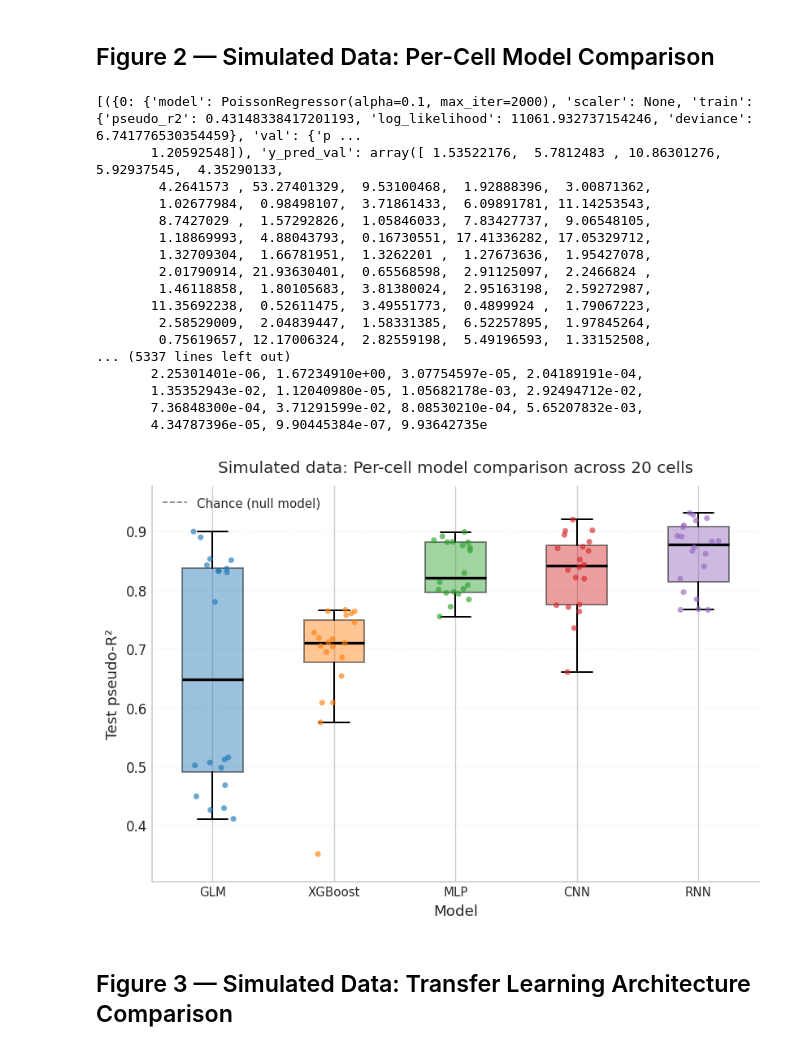
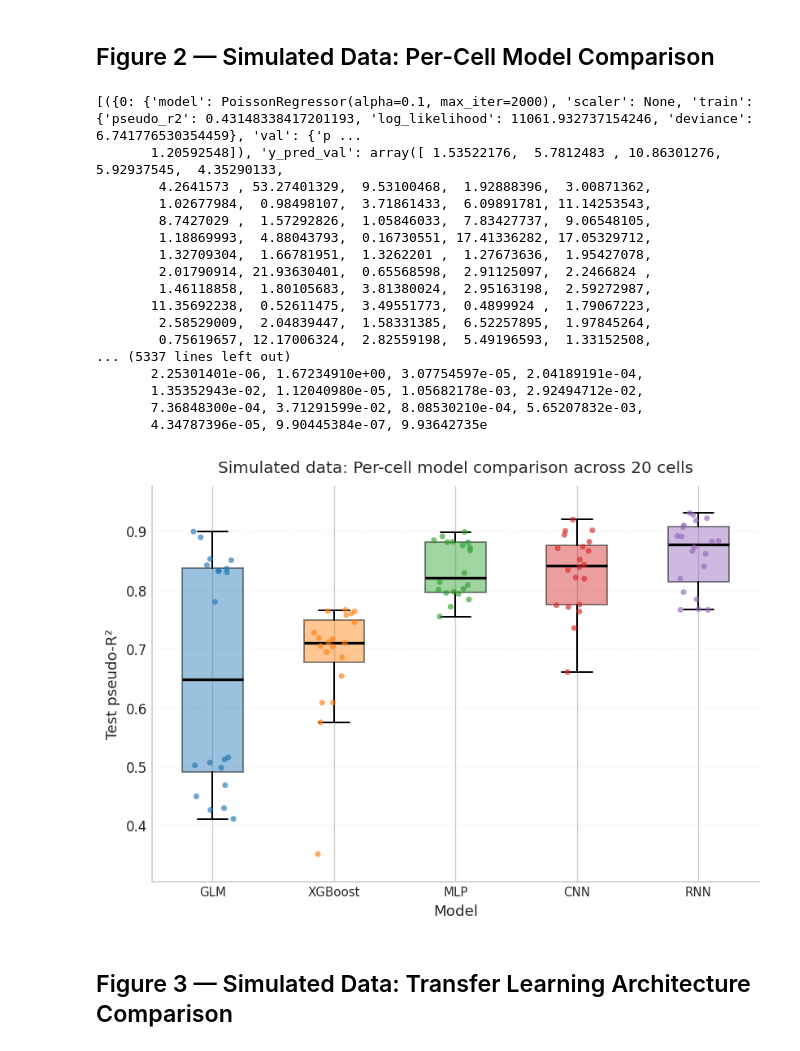
Before and after one commit to shtem/BIOL61230_poisson_neural_net, a Jupyter notebook: notebooks/results_figures.ipynb, the cells around one changed output. Cells and saved outputs as stored; diff of their text form; code cells hidden in the pictures.

```diff
--- a/notebooks/results_figures.ipynb
+++ b/notebooks/results_figures.ipynb
@@ -218,34 +218,35 @@ fig2 = plot_r2_comparison_boxplot(
     sim_percell_display,
     split="test",
     title="Simulated data: Per-cell model comparison across 20 cells",
     figsize=(7, 5),
     show_points=True,
     rotate_labels=False,
+    chance_line=False,
 )
 
 fig2.savefig(FIG_DIR / "figure2_simulated_percell.png", dpi=300, bbox_inches="tight")
 fig2.savefig(FIG_DIR / "figure2_simulated_percell.pdf", bbox_inches="tight")
 print("Figure 2 saved.")
 fig2
 # %% [output]
 [({0: {'model': PoissonRegressor(alpha=0.1, max_iter=2000), 'scaler': None, 'train': {'pseudo_r2': 0.43148338417201193, 'log_likelihood': 11061.932737154246, 'deviance': 6.741776530354459}, 'val': {'p ...
        1.20592548]), 'y_pred_val': array([ 1.53522176,  5.7812483 , 10.86301276,  5.92937545,  4.35290133,
         4.2641573 , 53.27401329,  9.53100468,  1.92888396,  3.00871362,
         1.02677984,  0.98498107,  3.71861433,  6.09891781, 11.14253543,
         8.7427029 ,  1.57292826,  1.05846033,  7.83427737,  9.06548105,
         1.18869993,  4.88043793,  0.16730551, 17.41336282, 17.05329712,
         1.32709304,  1.66781951,  1.3262201 ,  1.27673636,  1.95427078,
         2.01790914, 21.93630401,  0.65568598,  2.91125097,  2.2466824 ,
         1.46118858,  1.80105683,  3.81380024,  2.95163198,  2.59272987,
        11.35692238,  0.52611475,  3.49551773,  0.4899924 ,  1.79067223,
         2.58529009,  2.04839447,  1.58331385,  6.52257895,  1.97845264,
         0.75619657, 12.17006324,  2.82559198,  5.49196593,  1.33152508,
 ... (5337 lines left out)
        2.25301401e-06, 1.67234910e+00, 3.07754597e-05, 2.04189191e-04,
        1.35352943e-02, 1.12040980e-05, 1.05682178e-03, 2.92494712e-02,
        7.36848300e-04, 3.71291599e-02, 8.08530210e-04, 5.65207832e-03,
        4.34787396e-05, 9.90445384e-07, 9.93642735e
-[figure, old version]
+[figure, new version]
 # %% [markdown]
 ## Figure 3 — Simulated Data: Transfer Learning Architecture Comparison
 # %%
```
Also changed, not shown: 10 other files.
